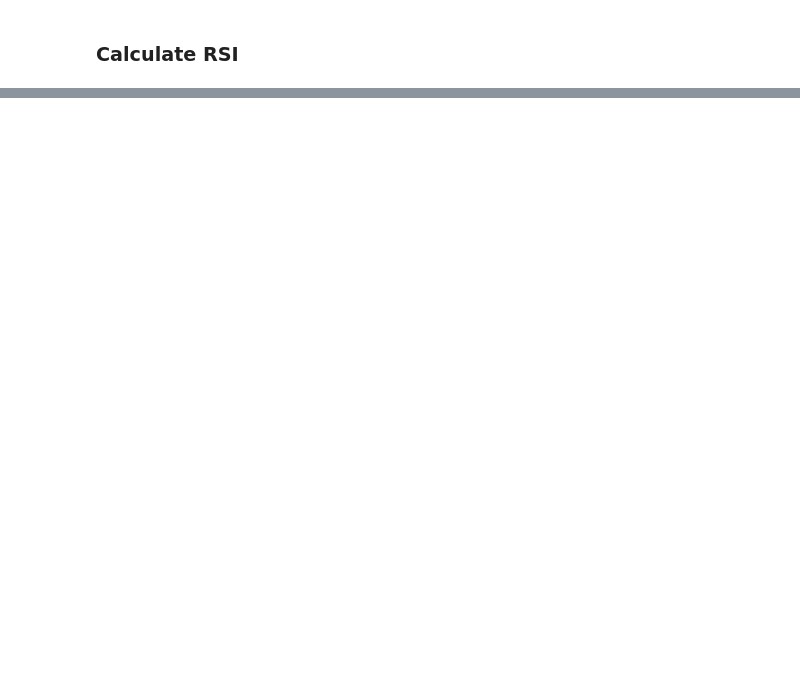
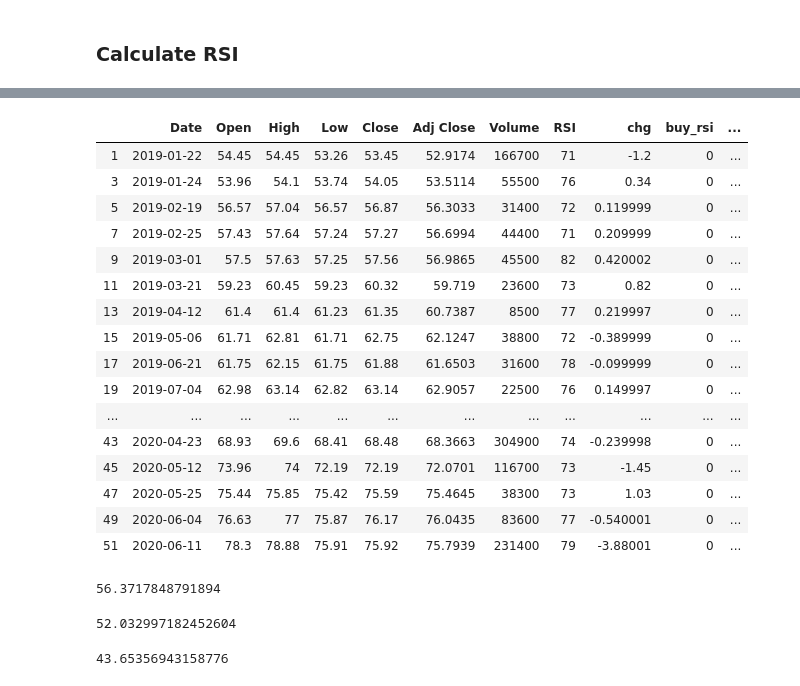
Before and after one commit to hadi-android/autotrading, a Jupyter notebook: predict_stock_quant.ipynb, the cells around one changed output, grey strips where cells are left out. Drawn from its saved outputs; the diff is of its cells as text; code cells hidden in the pictures; blank space fills up the shorter version.

```diff
--- a/predict_stock_quant.ipynb
+++ b/predict_stock_quant.ipynb
@@ -345,0 +210,4 @@ df_rsi.head(50)
+# %%
+df['buy_rsi'] = df.RSI<=70
+df.buy_rsi = df.buy_rsi.astype(int)
+df.head(30)
@@ -345,0 +232,10 @@ df_rsi.head(50)
+# %%
+state=0
+df_sig = []
+for i in range(df.shape[0]):
+    if((df.buy_rsi[i]==1) & (state==0)):
+        state = 1
+        df_sig.append(df.iloc[i,:].to_frame().T)
+    if((df.buy_rsi[i]==0) & (state==1)):
+        state=0
+        df_sig.append(df.iloc[i].to_frame().T)
@@ -345,0 +246,3 @@ df_rsi.head(50)
+# %%
+df_sig = pd.concat(df_sig, axis=0)
+df_sig = df_sig.reset_index(drop=True)
@@ -345,0 +253,2 @@ df_rsi.head(50)
+# %%
+df_sig['chg_pct_rsi'] =100*(df_sig.Close-df_sig.Close.shift(1))/df_sig.Close.shift(1)
@@ -345,0 +273,34 @@ df_rsi.head(50)
+# %%
+df_sig1 = df_sig[df_sig.buy_rsi==0]
+df_sig1
+# %% [output]
+|  | Date | Open | High | Low | Close | Adj Close | Volume | RSI | chg | buy_rsi | ... |
+| 1 | 2019-01-22 | 54.45 | 54.45 | 53.26 | 53.45 | 52.9174 | 166700 | 71 | -1.2 | 0 | ... |
+| 3 | 2019-01-24 | 53.96 | 54.1 | 53.74 | 54.05 | 53.5114 | 55500 | 76 | 0.34 | 0 | ... |
+| 5 | 2019-02-19 | 56.57 | 57.04 | 56.57 | 56.87 | 56.3033 | 31400 | 72 | 0.119999 | 0 | ... |
+| 7 | 2019-02-25 | 57.43 | 57.64 | 57.24 | 57.27 | 56.6994 | 44400 | 71 | 0.209999 | 0 | ... |
+| 9 | 2019-03-01 | 57.5 | 57.63 | 57.25 | 57.56 | 56.9865 | 45500 | 82 | 0.420002 | 0 | ... |
+| 11 | 2019-03-21 | 59.23 | 60.45 | 59.23 | 60.32 | 59.719 | 23600 | 73 | 0.82 | 0 | ... |
+| 13 | 2019-04-12 | 61.4 | 61.4 | 61.23 | 61.35 | 60.7387 | 8500 | 77 | 0.219997 | 0 | ... |
+| 15 | 2019-05-06 | 61.71 | 62.81 | 61.71 | 62.75 | 62.1247 | 38800 | 72 | -0.389999 | 0 | ... |
+| 17 | 2019-06-21 | 61.75 | 62.15 | 61.75 | 61.88 | 61.6503 | 31600 | 78 | -0.099999 | 0 | ... |
+| 19 | 2019-07-04 | 62.98 | 63.14 | 62.82 | 63.14 | 62.9057 | 22500 | 76 | 0.149997 | 0 | ... |
+| ... | ... | ... | ... | ... | ... | ... | ... | ... | ... | ... | ... |
+| 43 | 2020-04-23 | 68.93 | 69.6 | 68.41 | 68.48 | 68.3663 | 304900 | 74 | -0.239998 | 0 | ... |
+| 45 | 2020-05-12 | 73.96 | 74 | 72.19 | 72.19 | 72.0701 | 116700 | 73 | -1.45 | 0 | ... |
+| 47 | 2020-05-25 | 75.44 | 75.85 | 75.42 | 75.59 | 75.4645 | 38300 | 73 | 1.03 | 0 | ... |
+| 49 | 2020-06-04 | 76.63 | 77 | 75.87 | 76.17 | 76.0435 | 83600 | 77 | -0.540001 | 0 | ... |
+| 51 | 2020-06-11 | 78.3 | 78.88 | 75.91 | 75.92 | 75.7939 | 231400 | 79 | -3.88001 | 0 | ... |
+# %%
+100*(float(df.Close.tail(1))-float(df.Close.head(1)))/float(df.Close.head(1))
+# %% [output]
+56.3717848791894
+# %%
+#compount interset forumula: A=p(1+r/n)^(nt)
+100*(np.prod(1+df_sig1.chg_pct_rsi/100)-1)
+# %% [output]
+52.032997182452604
+# %%
+df_sig1.chg_pct_rsi.sum()
+# %% [output]
+43.65356943158776
```
Also changed, not shown: parts of 40 cells of this notebook.
